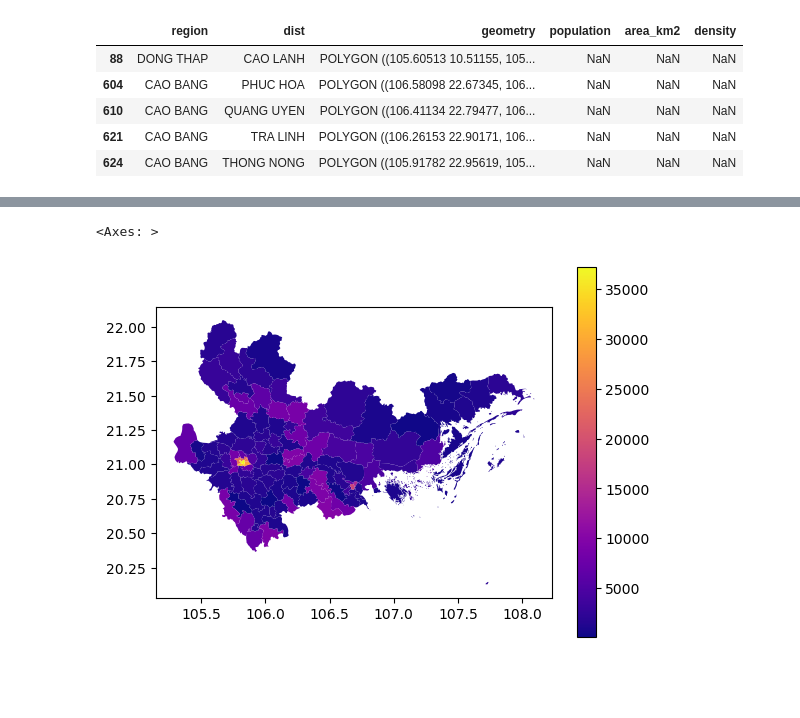
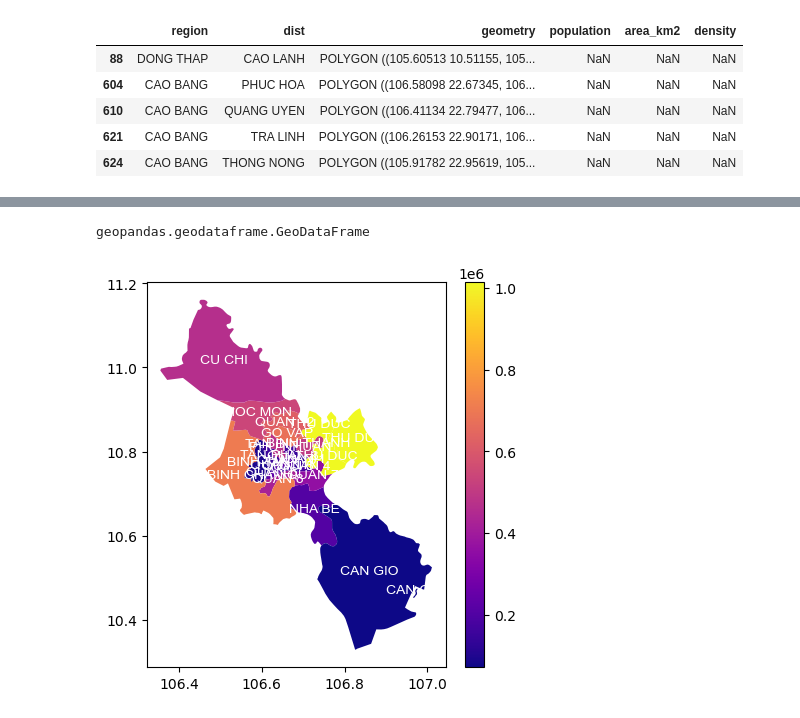
Before and after one commit to kyojinkyojin/vn_pop_infographics, a Jupyter notebook: test.ipynb, the cells around one changed output, grey strips where cells are left out. Drawn from its saved outputs; the diff is of its cells as text; code cells hidden in the pictures; blank space fills up the shorter version.

Commit message:
completed region, updating annotations

```diff
--- a/test.ipynb
+++ b/test.ipynb
@@ -137,5 +121,18 @@ array(['CA MAU', 'BAC LIEU', 'SOC TRANG', 'KIEN GIANG', 'TRA VINH',
-# %%
-gdf[gdf['region'].isin(["HA NOI","HAI PHONG", "QUANG NINH", "HUNG YEN","THAI NGUYEN", "HAI DUONG", "HA NAM", "BAC GIANG", "BAC NINH"])].plot(column="density", legend=True, cmap='plasma')
-# %% [output]
-<Axes: >
-[figure, removed]
+# %%
+gdf['coords'] = gdf['geometry'].apply(lambda x: x.centroid.coords[:])
+gdf['coords'] = [coords[0] for coords in gdf['coords']]
+
+
+gdf.head(3)
+fig, ax = plt.subplots(1, 1, figsize=[5, 5])
+f = gdf[gdf['region'].isin(["HO CHI MINH"])]
+f.plot(column="population", legend=True, cmap='plasma', ax=ax)
+
+
+for idx, row in f.iterrows():
+    ax.annotate(text=row['dist'], xy=row['coords'],
+                 horizontalalignment='center', fontname="arial", fontsize=10, color="white")
+type(f)
+# %% [output]
+geopandas.geodataframe.GeoDataFrame
+[figure, added]
```
Also changed, not shown: parts of 4 cells of this notebook.
